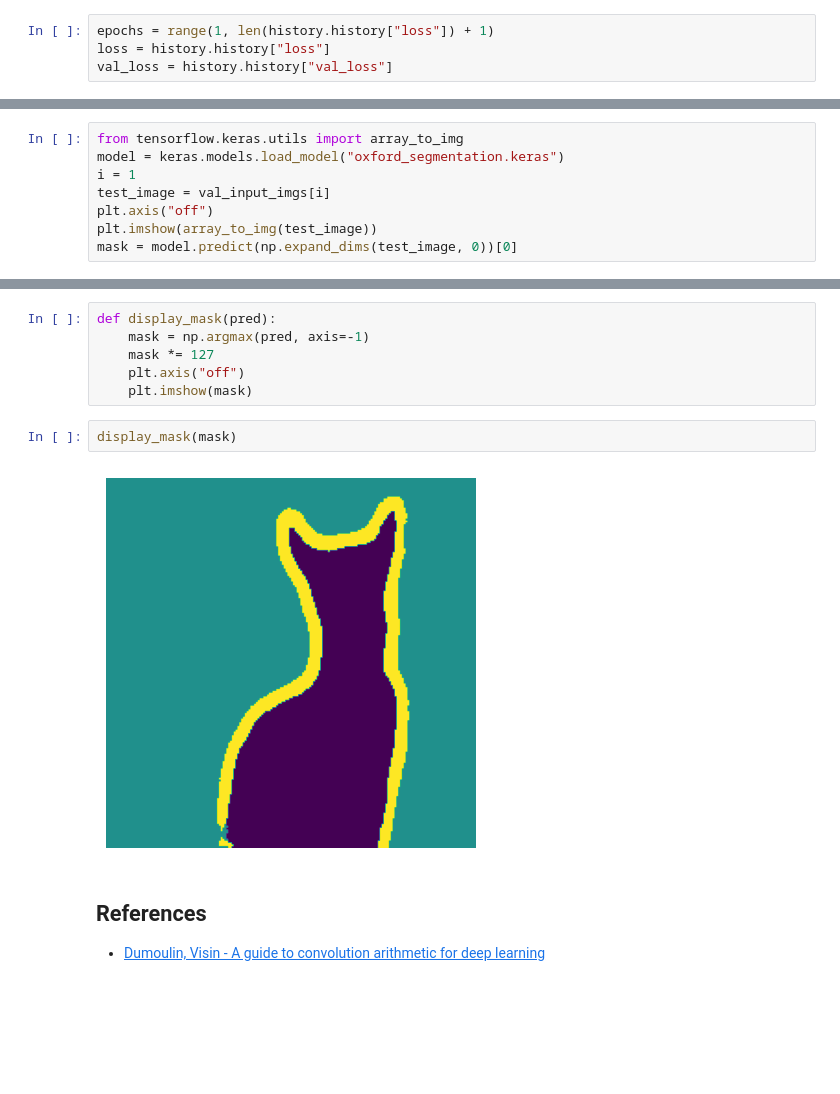
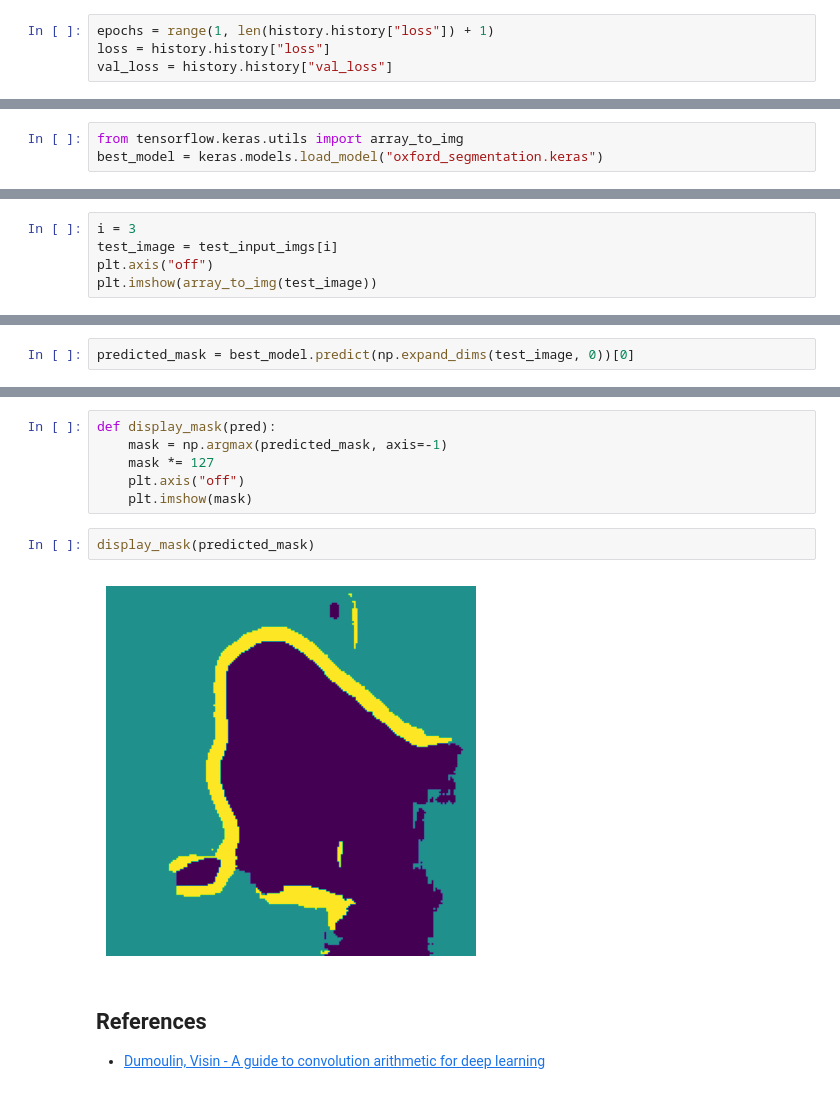
Before and after one commit to luigiselmi/dl_tensorflow, a Jupyter notebook: advanced_computer_vision.ipynb, the cells around one changed output, grey strips where cells are left out. Drawn from its saved outputs; the diff is of its cells as text; blank space fills up the shorter version.

```diff
--- a/advanced_computer_vision.ipynb
+++ b/advanced_computer_vision.ipynb
@@ -219,8 +232,3 @@ We assess the model performance on some images to see whether the segmantation m
 # %%
 from tensorflow.keras.utils import array_to_img
-model = keras.models.load_model("oxford_segmentation.keras")
-i = 1
-test_image = val_input_imgs[i]
-plt.axis("off")
-plt.imshow(array_to_img(test_image))
-mask = model.predict(np.expand_dims(test_image, 0))[0]
+best_model = keras.models.load_model("oxford_segmentation.keras")
@@ -229,0 +235,5 @@ mask = model.predict(np.expand_dims(test_image, 0))[0]
+# %%
+i = 3
+test_image = test_input_imgs[i]
+plt.axis("off")
+plt.imshow(array_to_img(test_image))
@@ -229,0 +243,2 @@ mask = model.predict(np.expand_dims(test_image, 0))[0]
+# %%
+predicted_mask = best_model.predict(np.expand_dims(test_image, 0))[0]
@@ -230,13 +247,13 @@ mask = model.predict(np.expand_dims(test_image, 0))[0]
 # %%
 def display_mask(pred):
-    mask = np.argmax(pred, axis=-1)
+    mask = np.argmax(predicted_mask, axis=-1)
     mask *= 127
     plt.axis("off")
     plt.imshow(mask)
 # %%
-display_mask(mask)
+display_mask(predicted_mask)
 # %% [output]
-[figure, old version]
+[figure, new version]
 # %% [markdown]
 ## References
 * [Dumoulin, Visin - A guide to convolution arithmetic for deep learning](https://arxiv.org/abs/1603.07285)
```
Also changed, not shown: parts of 24 cells of this notebook.
